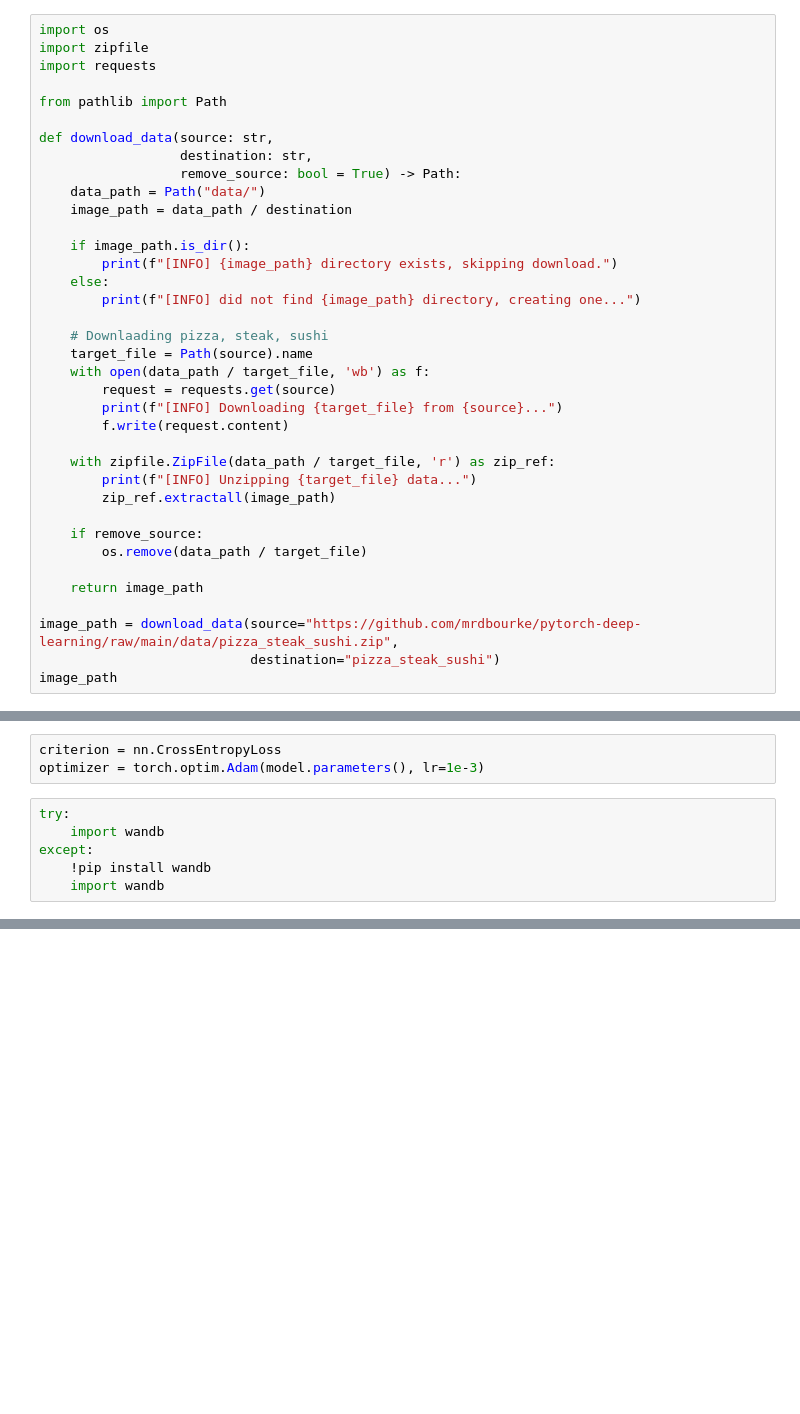
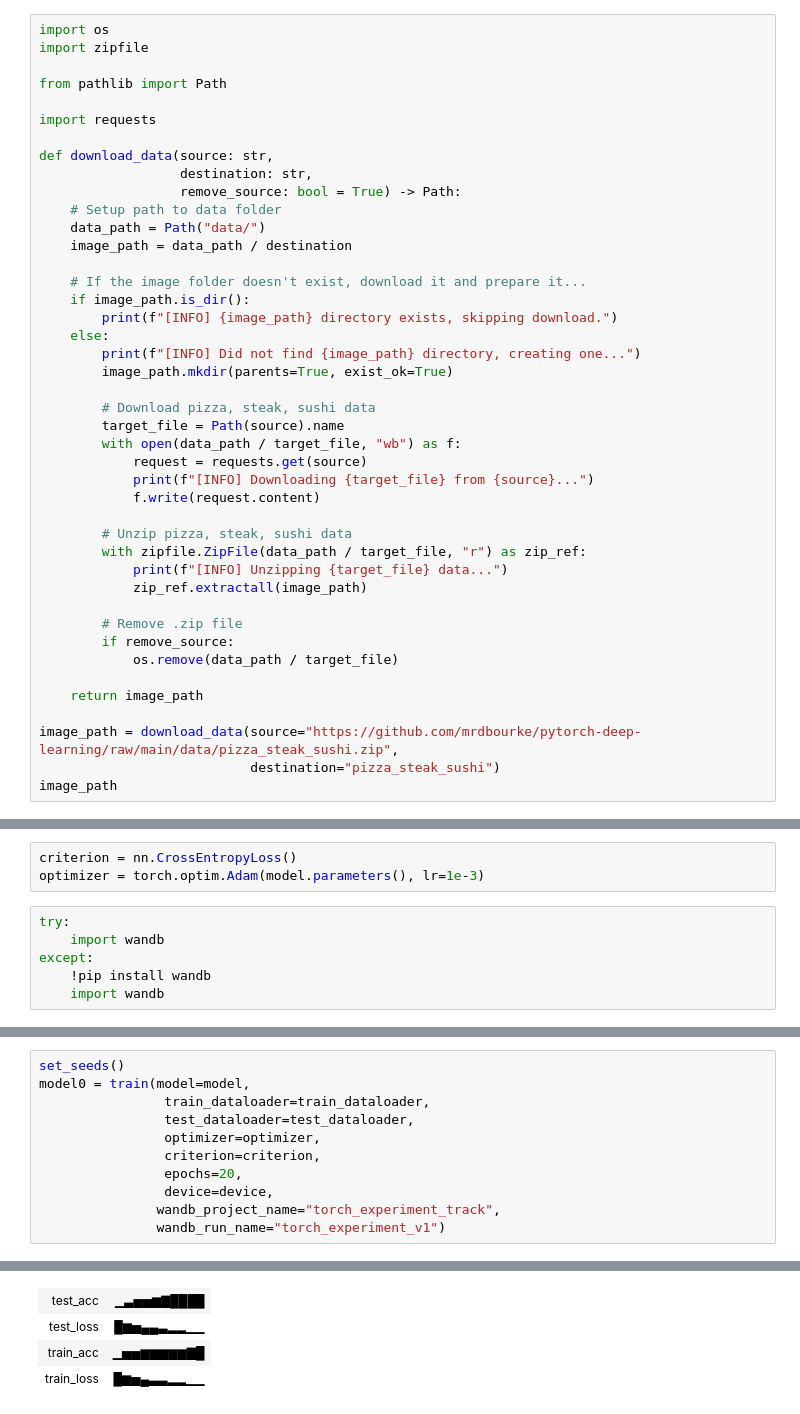
Before and after one commit to KajetanFrackowiak/pytorch_deep_learning, a Jupyter notebook: 07_pytorch_experiment_tracking.ipynb, the cells around one changed output, grey strips where cells are left out. Cells and saved outputs as stored; diff of their text form; blank space fills up the shorter version.

```diff
--- a/07_pytorch_experiment_tracking.ipynb
+++ b/07_pytorch_experiment_tracking.ipynb
@@ -39,34 +40,40 @@ def set_seeds(seed: int=42):
 # %%
 import os
 import zipfile
-import requests
 
 from pathlib import Path
+
+import requests
 
 def download_data(source: str,
                   destination: str,
                   remove_source: bool = True) -> Path:
+    # Setup path to data folder
     data_path = Path("data/")
     image_path = data_path / destination
 
+    # If the image folder doesn't exist, download it and prepare it...
     if image_path.is_dir():
         print(f"[INFO] {image_path} directory exists, skipping download.")
     else:
-        print(f"[INFO] did not find {image_path} directory, creating one...")
+        print(f"[INFO] Did not find {image_path} directory, creating one...")
+        image_path.mkdir(parents=True, exist_ok=True)
 
-    # Downlaading pizza, steak, sushi
-    target_file = Path(source).name
-    with open(data_path / target_file, 'wb') as f:
-        request = requests.get(source)
-        print(f"[INFO] Downloading {target_file} from {source}...")
-        f.write(request.content)
+        # Download pizza, steak, sushi data
+        target_file = Path(source).name
+        with open(data_path / target_file, "wb") as f:
+            request = requests.get(source)
+            print(f"[INFO] Downloading {target_file} from {source}...")
+            f.write(request.content)
 
-    with zipfile.ZipFile(data_path / target_file, 'r') as zip_ref:
-        print(f"[INFO] Unzipping {target_file} data...")
-        zip_ref.extractall(image_path)
+        # Unzip pizza, steak, sushi data
+        with zipfile.ZipFile(data_path / target_file, "r") as zip_ref:
+            print(f"[INFO] Unzipping {target_file} data...")
+            zip_ref.extractall(image_path)
 
-    if remove_source:
-        os.remove(data_path / target_file)
+        # Remove .zip file
+        if remove_source:
+            os.remove(data_path / target_file)
 
     return image_path
 
@@ -141,7 +150,7 @@ model.classfier = torch.nn.Sequential(
 # %% [markdown]
 # 4. Train model and track results
 # %%
-criterion = nn.CrossEntropyLoss
+criterion = nn.CrossEntropyLoss()
 optimizer = torch.optim.Adam(model.parameters(), lr=1e-3)
 # %%
 try:
@@ -163,0 +215,12 @@ def train(model: torch.nn.Module,
+# %%
+set_seeds()
+model0 = train(model=model,
+                train_dataloader=train_dataloader,
+                test_dataloader=test_dataloader,
+                optimizer=optimizer,
+                criterion=criterion,
+                epochs=20,
+                device=device,
+               wandb_project_name="torch_experiment_track",
+               wandb_run_name="torch_experiment_v1")
+# %% [output]
@@ -163,0 +229,4 @@ def train(model: torch.nn.Module,
+| test_acc | ▁▃▅▅▆▇████ |
+| test_loss | █▆▅▄▄▃▂▂▁▁ |
+| train_acc | ▁▅▅▆▆▆▆▆▇█ |
+| train_loss | █▆▅▄▃▃▂▂▁▁ |
```
Also changed, not shown: parts of 21 cells of this notebook, 2 other files.
